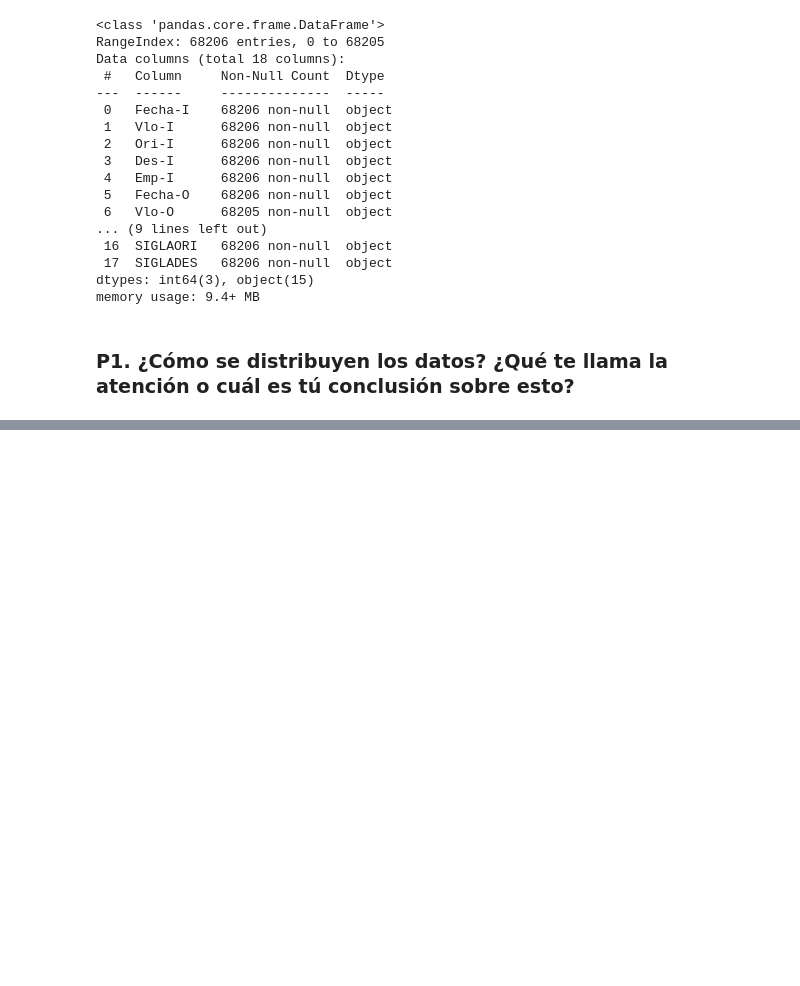
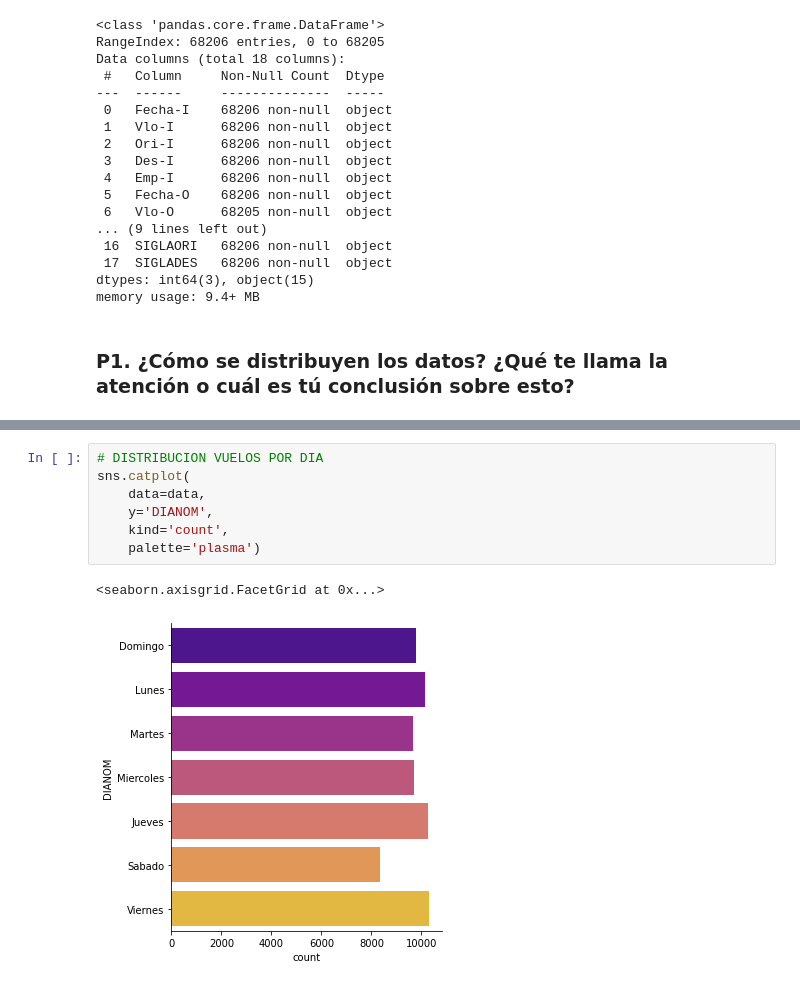
Before and after one commit to samuelsoc/Data-Scientist-Challenge, a Jupyter notebook: solution.ipynb, the cells around one changed output, grey strips where cells are left out. Cells and saved outputs as stored; diff of their text form; blank space fills up the shorter version.

```diff
--- a/solution.ipynb
+++ b/solution.ipynb
@@ -57,0 +141,10 @@ Name: SIGLADES, Length: 62, dtype: float64
+# %%
+# DISTRIBUCION VUELOS POR DIA
+sns.catplot(
+    data=data,
+    y='DIANOM',
+    kind='count',
+    palette='plasma')
+# %% [output]
+<seaborn.axisgrid.FacetGrid at 0x...>
+[figure, added]
```
Also changed, not shown: parts of 12 cells of this notebook.
